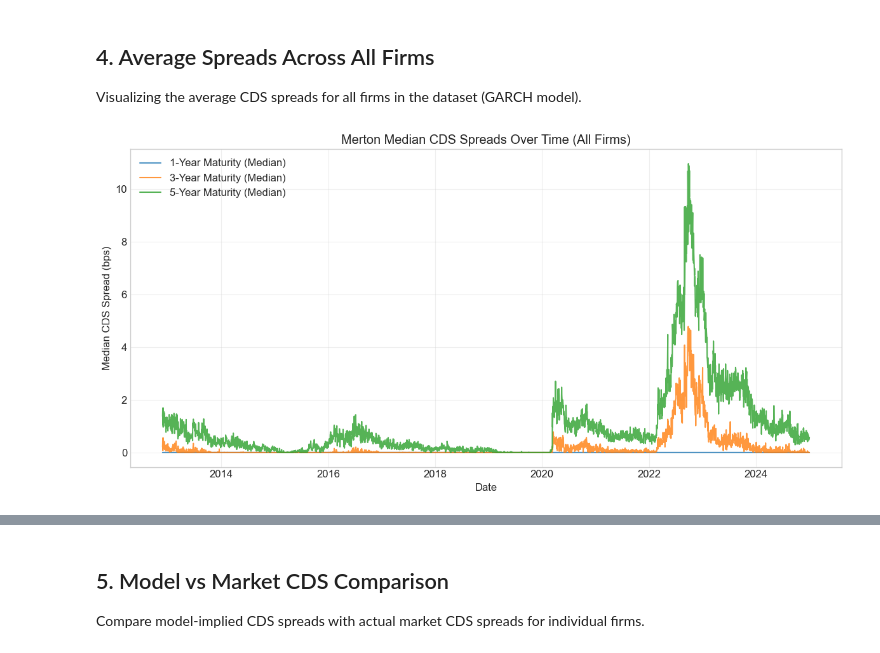
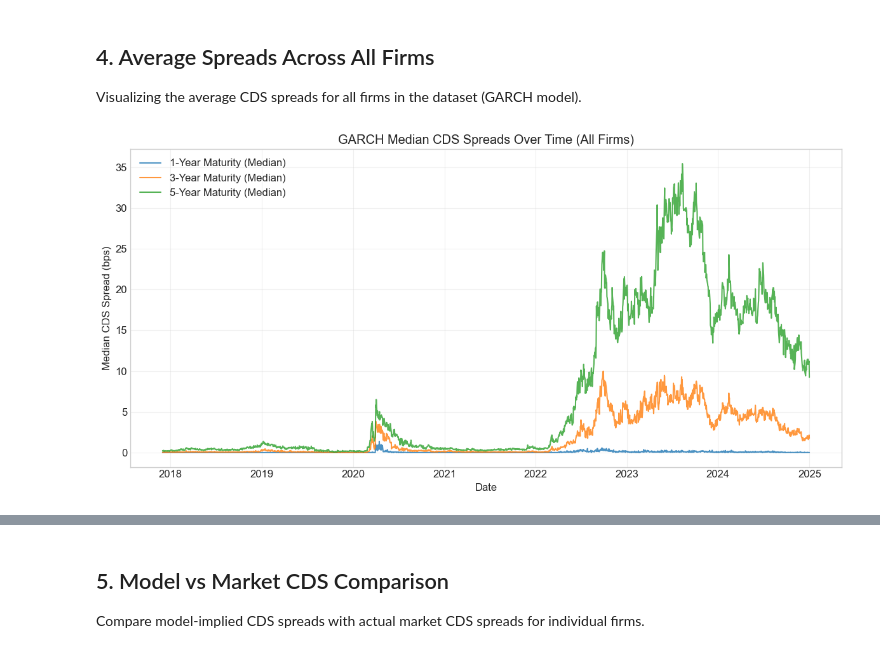
Before and after one commit to ChaseW3/Seminar-QF, a Jupyter notebook: Seminar QF/notebooks/visualize_results.ipynb, the cells around one changed output, grey strips where cells are left out. Drawn from its saved outputs; the diff is of its cells as text; code cells hidden in the pictures.

```diff
--- a/Seminar QF/notebooks/visualize_results.ipynb
+++ b/Seminar QF/notebooks/visualize_results.ipynb
@@ -136,7 +136,7 @@ from src.utils import config
 # These files contain columns like: mc_garch_implied_spread_1y, mc_garch_implied_spread_3y, etc.
 
 # GARCH Model
-garch_file = config.OUTPUT_DIR / 'daily_monte_carlo_garch_results.csv'
+garch_file = config.OUTPUT_DIR / 'batch_garch_results.csv'
 if garch_file.exists():
     df_garch = pd.read_csv(garch_file)
     df_garch['date'] = pd.to_datetime(df_garch['date'])
@@ -151,7 +151,7 @@ else:
     print(f"Warning: {garch_file} not found.")
 
 # Regime Switching Model
-rs_file = config.OUTPUT_DIR / 'daily_monte_carlo_regime_switching_results.csv'
+rs_file = config.OUTPUT_DIR / 'batch_regime_switching_results.csv'
 if rs_file.exists():
     df_rs = pd.read_csv(rs_file)
     df_rs['date'] = pd.to_datetime(df_rs['date'])
@@ -237,6 +237,6 @@ No data found for firm 101276 and maturity 5y
 ## 4. Average Spreads Across All Firms
 Visualizing the average CDS spreads for all firms in the dataset (GARCH model).
 # %%
-plotter.plot_average_spreads_over_time('Merton', maturities=[1, 3, 5])
+plotter.plot_average_spreads_over_time('GARCH', maturities=[1, 3, 5])
 # %% [output]
-[figure, old version]
+[figure, new version]
```
Also changed, not shown: parts of 16 cells of this notebook, 1 other file.
